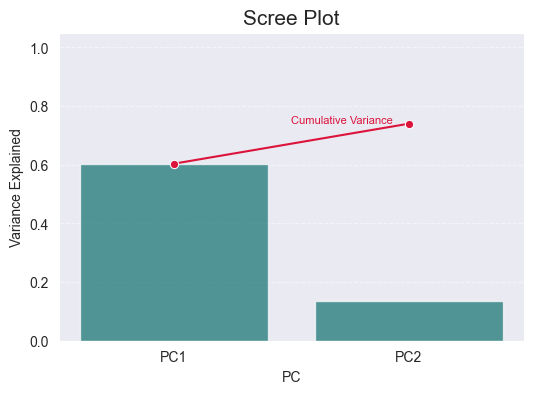
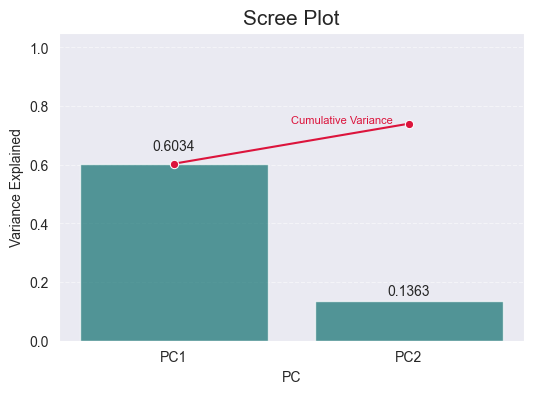
Unified diff of the notebook cell whose output changed from the first chart to the second:
--- before
+++ after
@@ -23,3 +23,6 @@
 plt.ylim(0,1.05)
 plt.grid(axis='y', linestyle='--', alpha=0.5)
+
+plt.text(-0.09, 0.65, s=f"{pca_m.explained_variance_ratio_[0]:.4f}")
+plt.text(0.91, 0.155, s=f"{pca_m.explained_variance_ratio_[1]:.4f}")
 plt.show()

Commit: pca assumptions